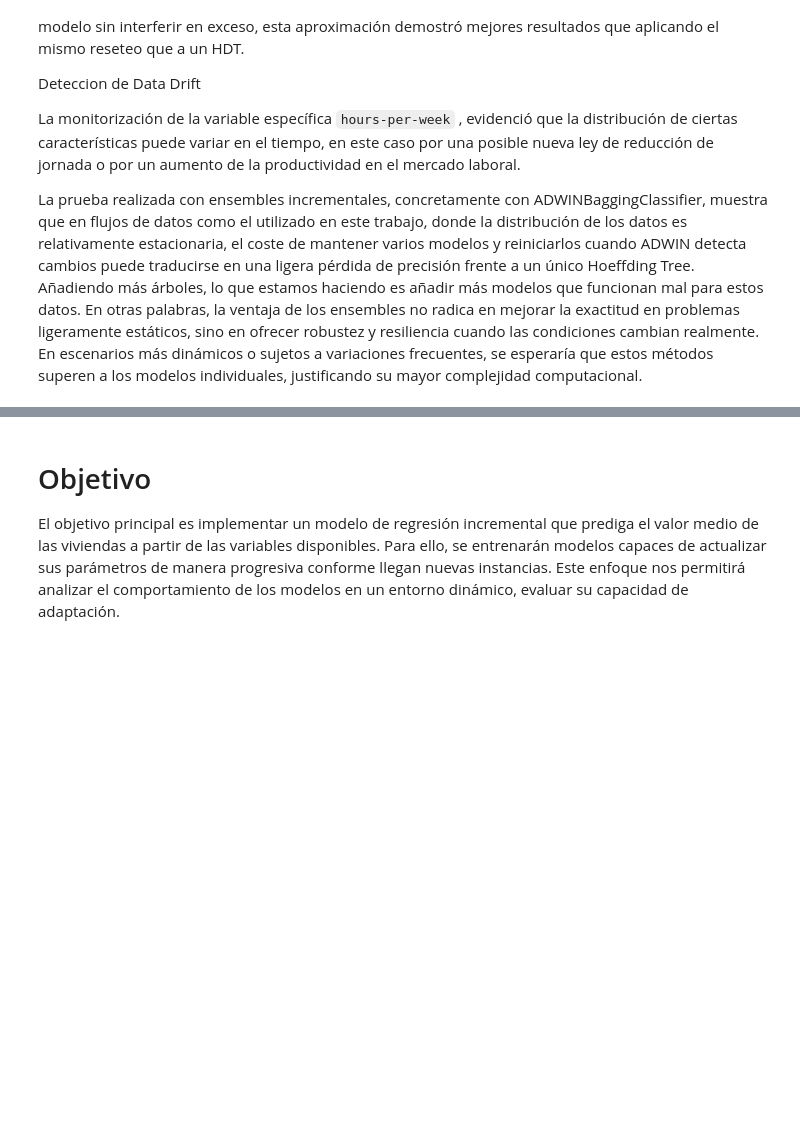
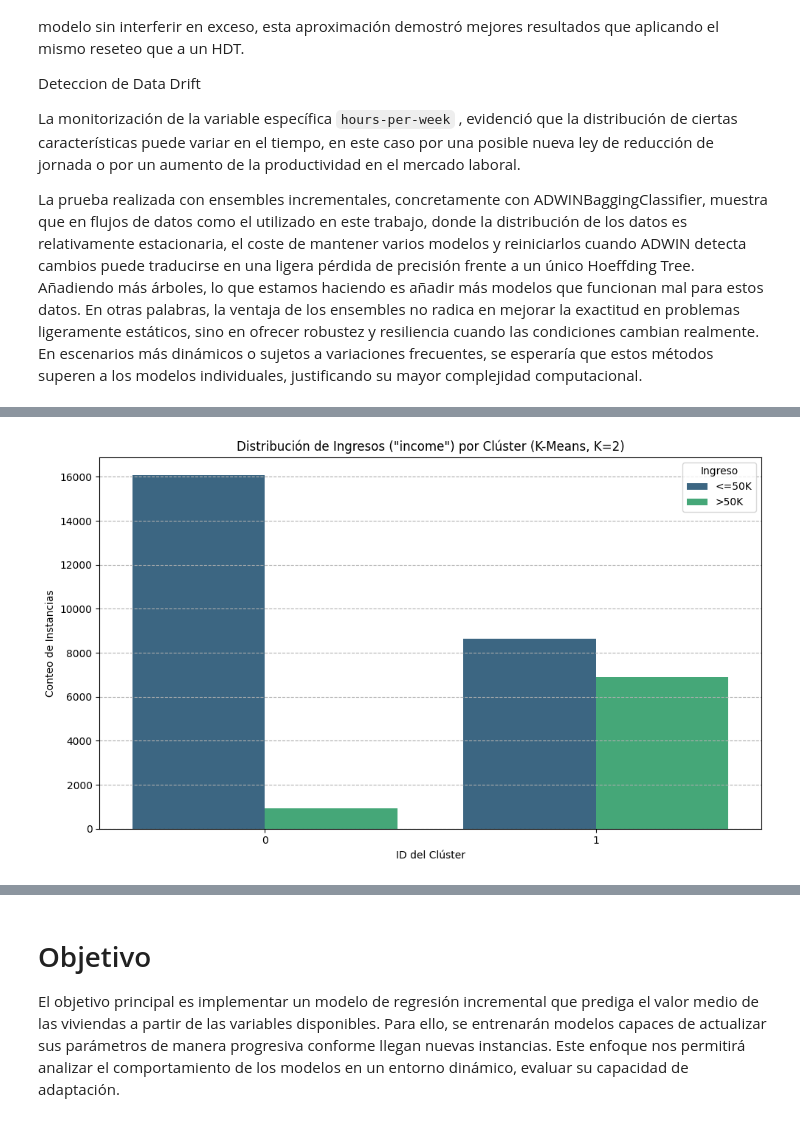
Before and after one commit to ignacioareal23-svg/AASeriesTemporalesFlujosDeDatos, a Jupyter notebook: P1.ipynb, the cells around one changed output, grey strips where cells are left out. Drawn from its saved outputs; the diff is of its cells as text; code cells hidden in the pictures; blank space fills up the shorter version.

```diff
--- a/P1.ipynb
+++ b/P1.ipynb
@@ -564,0 +709,80 @@ La prueba realizada con ensembles incrementales, concretamente con ADWINBaggingC
+# %%
+df = pd.read_csv('data/adult.csv')
+
+y_target = df['income']
+
+X = df.drop(columns=['income'])
+
+#preprocesamiento: One-Hot Encoding + Escalado
+categorical_cols = X.select_dtypes(include=['object']).columns
+X = pd.get_dummies(X, columns=categorical_cols, drop_first=True)
+scaler = StandardScaler()
+X_scaled = scaler.fit_transform(X)
+X_scaled_df = pd.DataFrame(X_scaled, columns=X.columns)
+
+# Convertir el array escalado a lista de etiquetas para compatibilidad con la estructura anterior
+X_scaled_array = X_scaled_df.values
+
+# Inicializar y entrenar el modelo KMeans con K=2
+kmeans = KMeans(n_clusters=2, random_state=42, n_init=10)
+kmeans.fit(X_scaled_array)
+
+# Obtener las etiquetas de cluster
+cluster_labels = kmeans.labels_
+
+pca = PCA(n_components=2)
+X_pca = pca.fit_transform(X_scaled_array)
+X_pca_df = pd.DataFrame(X_pca, columns=['PC1', 'PC2'])
+X_pca_df['Cluster'] = cluster_labels
+
+
+# Crear un DataFrame único con etiquetas de cluster y la variable objetivo
+results_df = pd.DataFrame({
+    'Cluster': cluster_labels,
+    'Income': y_target
+})
+
+plot_df = results_df.copy()
+plot_df['Cluster_Str'] = plot_df['Cluster'].astype(str)
+
+plt.figure(figsize=(10, 6))
+sns.countplot(
+    data=plot_df,
+    x='Cluster_Str',
+    hue='Income',
+    palette='viridis'
+)
+
+# Configuración del gráfico de barras
+plt.title('Distribución de Ingresos ("income") por Clúster (K-Means, K=2)')
+plt.xlabel('ID del Clúster')
+plt.ylabel('Conteo de Instancias')
+plt.legend(title='Ingreso')
+plt.grid(axis='y', linestyle='--')
+plt.tight_layout()
+plt.show()
+
+X_pca_df['Cluster_Str'] = X_pca_df['Cluster'].astype(str)
+
+plt.figure(figsize=(12, 8))
+sns.scatterplot(
+    x='PC1',
+    y='PC2',
+    data=X_pca_df,
+    hue='Cluster_Str',
+    palette='Set1', # Usamos Set1 para dos colores claros
+    s=25,
+    alpha=0.7,
+    legend='full'
+)
+
+plt.title(f'K-Means Clustering (K=2) en Adult Dataset (PCA Reducido)')
+plt.xlabel(f'Componente Principal 1 ({pca.explained_variance_ratio_[0]*100:.2f}%)')
+plt.ylabel(f'Componente Principal 2 ({pca.explained_variance_ratio_[1]*100:.2f}%)')
+
+plt.legend(title='ID del Clúster')
+plt.grid(True)
+plt.tight_layout()
+plt.show()
+# %% [output]
+[figure, added]
```
Also changed, not shown: parts of 23 cells of this notebook, 3 other files.
